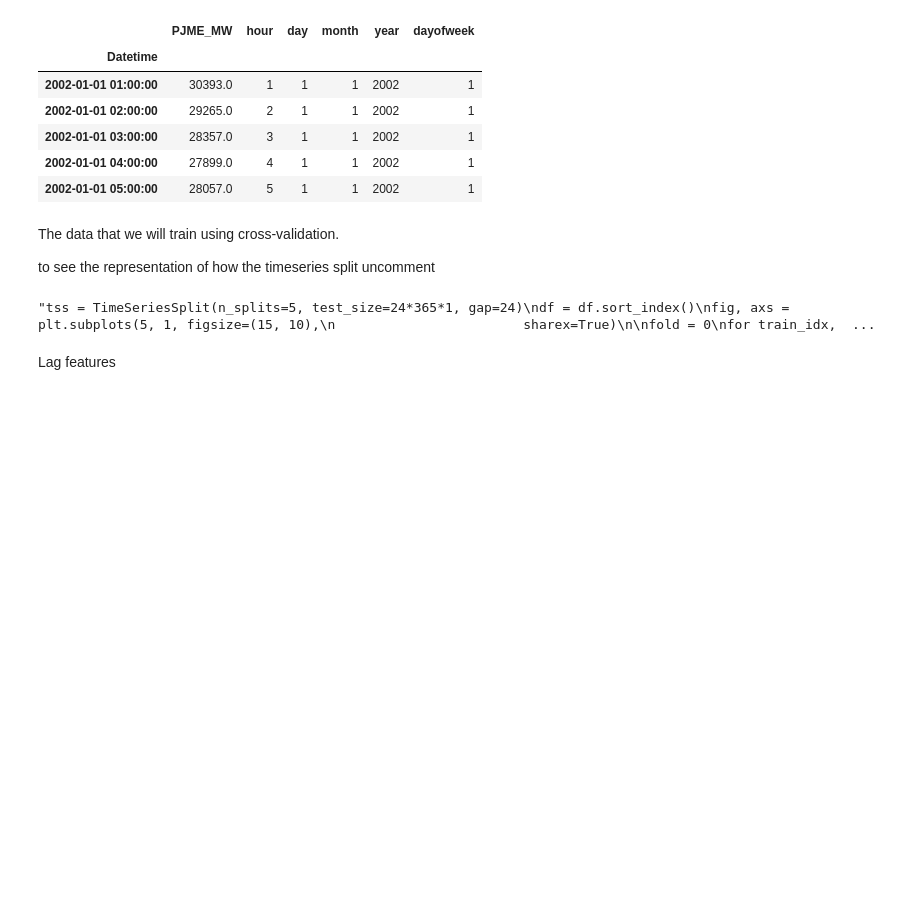
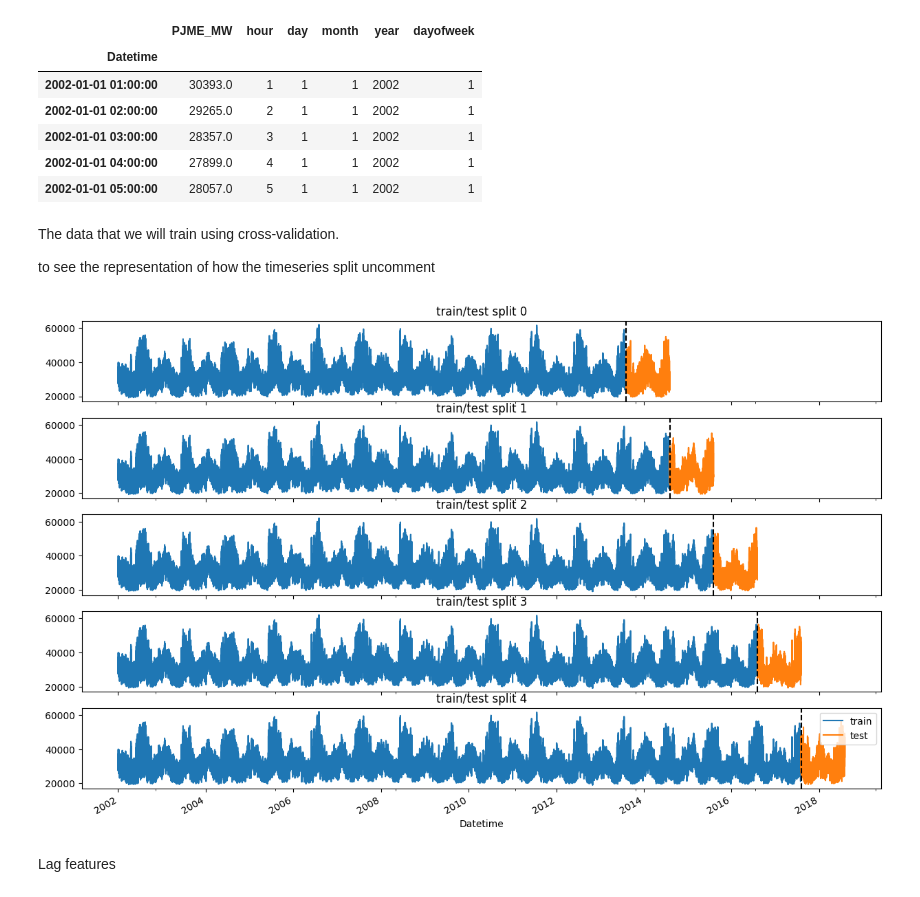
Before and after one commit to Code-nano/Forcasting_Energy_Consumption_Using_XGBoost, a Jupyter notebook: Forecast_energy_consumption.ipynb, the cells around one changed output. Cells and saved outputs as stored; diff of their text form; code cells hidden in the pictures; blank space fills up the shorter version.

```diff
--- a/Forecast_energy_consumption.ipynb
+++ b/Forecast_energy_consumption.ipynb
@@ -337,28 +347,28 @@ The data that we will train using cross-validation.
 
 to see the representation of how the timeseries split uncomment
 # %%
-'''tss = TimeSeriesSplit(n_splits=5, test_size=24*365*1, gap=24)
+tss = TimeSeriesSplit(n_splits=5, test_size=24*365*1, gap=24)
 df = df.sort_index()
 fig, axs = plt.subplots(5, 1, figsize=(15, 10),
                         sharex=True)
 
 fold = 0
 for train_idx, val_idx in tss.split(df):
     train = df.iloc[train_idx]
     test = df.iloc[val_idx]
     train['PJME_MW'].plot(ax=axs[fold],
                           color=color_pallate[0],
                           label='train',
                           title=f'train/test split {fold}')
     test['PJME_MW'].plot(ax=axs[fold],
                          color=color_pallate[1],
                          label='test')
     axs[fold].axvline(test.index.min(), color='black', ls='--')
     plt.legend(['train', 'test'])
     fold += 1
-plt.show()'''
+plt.show()
 # %% [output]
-"tss = TimeSeriesSplit(n_splits=5, test_size=24*365*1, gap=24)\ndf = df.sort_index()\nfig, axs = plt.subplots(5, 1, figsize=(15, 10),\n                        sharex=True)\n\nfold = 0\nfor train_idx,  ...
+[figure, added]
 # %% [markdown]
 Lag features
 # %%
```
Also changed, not shown: parts of 12 cells of this notebook.
